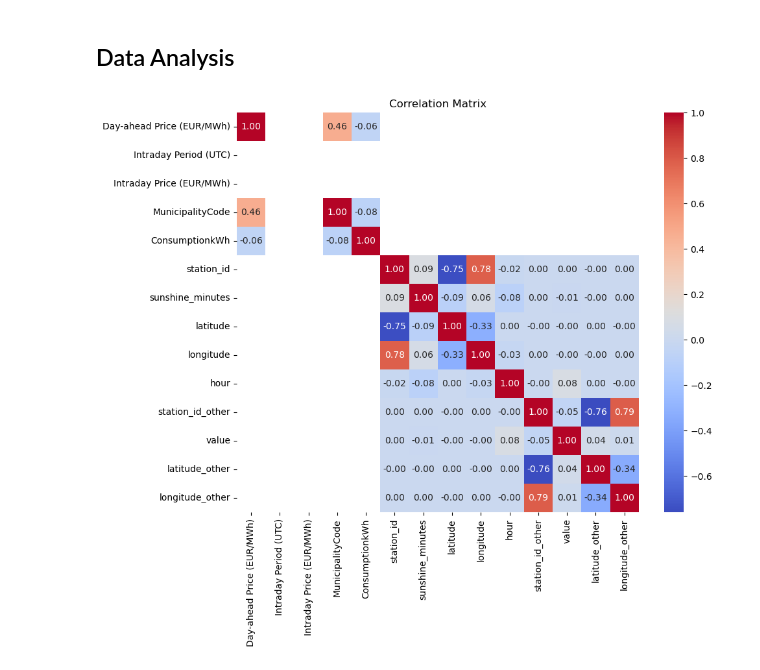
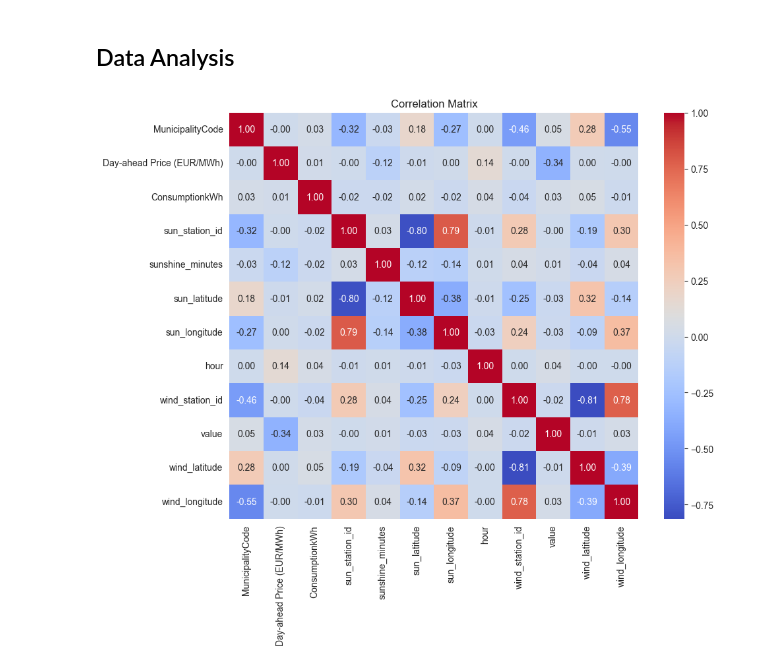
Before and after one commit to The-European-Avengers/BigDataProject, a Jupyter notebook: price_prediction.ipynb, the cells around one changed output. Drawn from its saved outputs; the diff is of its cells as text; code cells hidden in the pictures.

Commit message:
Removed unused columns, added boxplot, optimisation on merged dataset

```diff
--- a/price_prediction.ipynb
+++ b/price_prediction.ipynb
@@ -130,8 +136,8 @@ display(consumption)
 # %% [markdown]
 ### 3. Sunlight
 # %%
-#sunlight = pd.read_csv('weather/all_danish_hourly_sunlight_2024 formatted.csv', delimiter=';')
-sunlight = pd.read_csv('https://raw.githubusercontent.com/The-European-Avengers/BigDataProject/main/weather/all_danish_hourly_sunlight_2024%20formatted.csv', delimiter=';')
+sunlight = pd.read_csv('weather/all_danish_hourly_sunlight_2024 formatted.csv', delimiter=';')
+# sunlight = pd.read_csv('https://raw.githubusercontent.com/The-European-Avengers/BigDataProject/main/weather/all_danish_hourly_sunlight_2024%20formatted.csv', delimiter=';')
 
 sunlight['datetime'] = pd.to_datetime(
     sunlight['date'] + ' ' + sunlight['to_time'],
@@ -147,5 +153,7 @@ sunlight['datetime'] = sunlight['datetime'].dt.strftime('%Y-%m-%dT%H:%M:%SZ')
 sunlight['CalculatedDKArea'] = sunlight.apply(lambda row: calculate_dk_area(row, 'longitude', 'longitude'), axis=1)
 sunlight['MunicipalityCode'] = sunlight.apply(lambda row: calculate_municipality_code(row), axis=1)
 
+sunlight = sunlight.rename(columns={'latitude': 'sun_latitude', 'longitude': 'sun_longitude', 'station_id': 'sun_station_id'})
+
 display(sunlight)
 # %% [output]
@@ -165,8 +173,8 @@ display(sunlight)
 # %% [markdown]
 ### 4. Wind
 # %%
-#wind = pd.read_csv('weather/danish_hourly_wind_data_2024.csv', delimiter=';')
-wind = pd.read_csv('https://raw.githubusercontent.com/The-European-Avengers/BigDataProject/main/weather/danish_hourly_wind_data_2024.csv', delimiter=';')
+wind = pd.read_csv('weather/danish_hourly_wind_data_2024.csv', delimiter=';')
+# wind = pd.read_csv('https://raw.githubusercontent.com/The-European-Avengers/BigDataProject/main/weather/danish_hourly_wind_data_2024.csv', delimiter=';')
 
 wind['datetime'] = pd.to_datetime(
     wind['date'] + ' ' + wind['to_time'],
@@ -182,5 +190,7 @@ wind['datetime'] = wind['datetime'].dt.strftime('%Y-%m-%dT%H:%M:%SZ')
 wind["CalculatedDKArea"] = wind.apply(lambda row: calculate_dk_area(row, "longitude", "longitude"), axis=1)
 wind['MunicipalityCode'] = wind.apply(lambda row: calculate_municipality_code(row), axis=1)
 
+wind = wind.rename(columns={'latitude': 'wind_latitude', 'longitude': 'wind_longitude', 'station_id': 'wind_station_id'})
+
 display(wind)
 # %% [output]
@@ -200,27 +210,44 @@ display(wind)
 # %% [markdown]
 ## Data Analysis
 # %%
+# Normalize datetimes
 day_ahead = normalize_datetime(day_ahead, 'MTU (UTC)')
 consumption = normalize_datetime(consumption, 'TimeUTC')
 
 dfs = [day_ahead, consumption, sunlight, wind]
 
-merged = dfs[0].set_index('datetime')
+# Make sure datetime is uniform
+for i in range(len(dfs)):
+    dfs[i]["datetime"] = pd.to_datetime(dfs[i]["datetime"], utc=True)
+
+    # Ensure all required columns exist
+    for col in ["CalculatedDKArea", "MunicipalityCode"]:
+        if col not in dfs[i].columns:
+            dfs[i][col] = None   # or a sensible default
+    dfs[i] = dfs[i].set_index(["datetime", "CalculatedDKArea", "MunicipalityCode"])
+
+# Outer-join all datasets by aligning on the MultiIndex
+merged = dfs[0]
 for dataframe in dfs[1:]:
-    merged = merged.join(dataframe.set_index('datetime'), how='outer', rsuffix='_other')
+    merged = merged.join(dataframe, how="outer", rsuffix="_other")
 
-merged.index = pd.to_datetime(merged.index, utc=True)
+# Bring keys back as columns
+merged = merged.reset_index()
 
-
-# Fill missing data if needed (forward fill is common for time series)
+# Fill missing data if needed
 merged = merged.ffill()
 
-# Calculate correlation matrix
+# Fill NaN values and remove some NaN rows
+merged['sunshine_minutes'] = merged['sunshine_minutes'].fillna(0).astype("float64")
+merged = merged.dropna(subset=['value'])
+
+# Calculate correlation matrix only on numeric columns
 correlation_matrix = merged.select_dtypes(include="number").corr()
 
+# Plot heatmap
 plt.figure(figsize=(10, 8))
 sns.heatmap(correlation_matrix, annot=True, fmt=".2f", cmap="coolwarm", cbar=True)
 plt.title("Correlation Matrix")
 plt.show()
 # %% [output]
-[figure, old version]
+[figure, new version]
```
Also changed, not shown: parts of 8 cells of this notebook.
